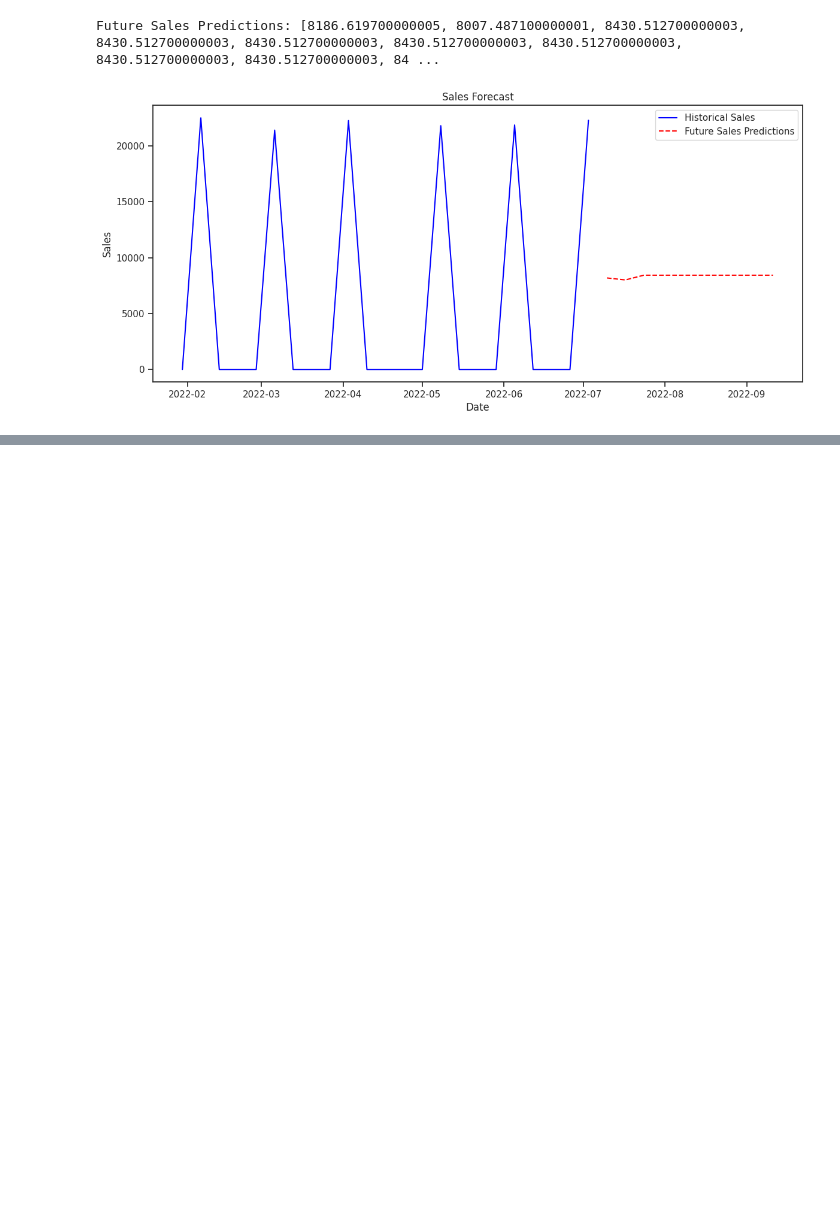
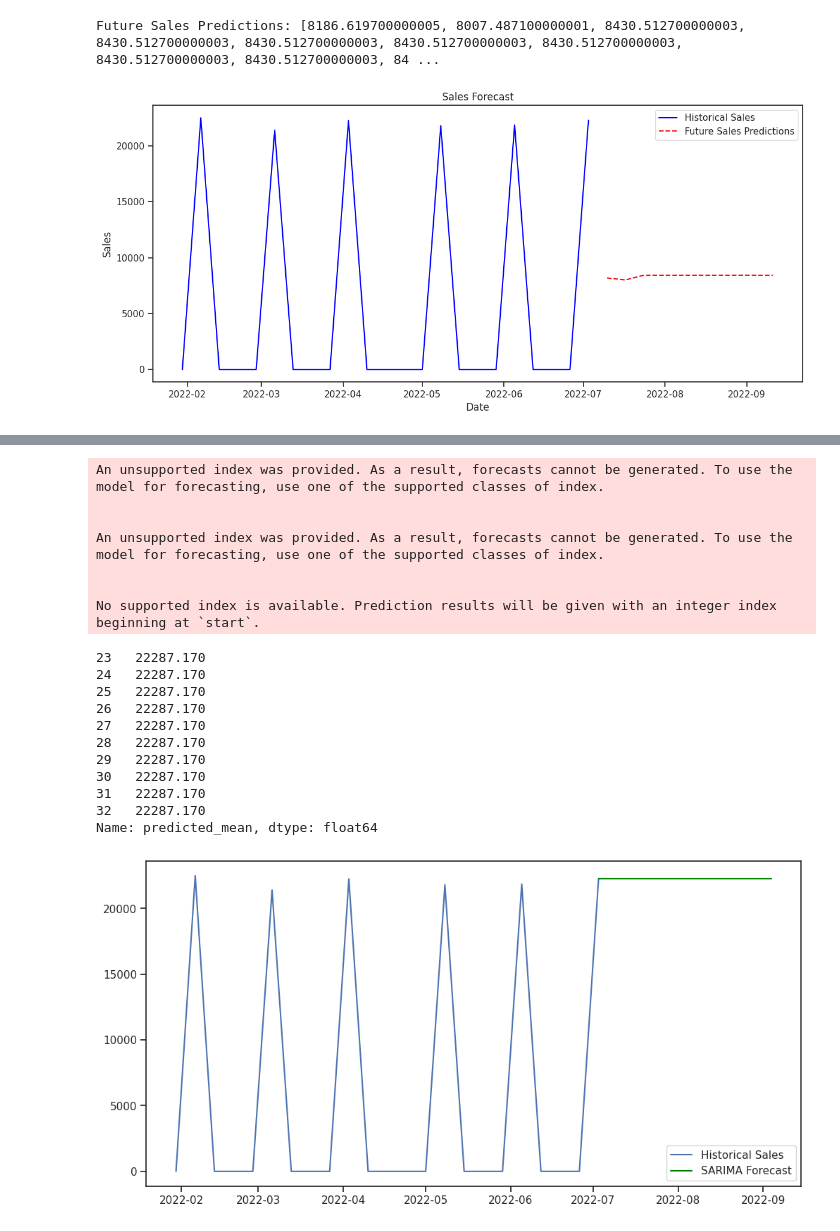
Before and after one commit to kunall0880/INVENTORY-MANAGEMENT, a Jupyter notebook: inventorymanagement_2.ipynb, the cells around one changed output, grey strips where cells are left out. Cells and saved outputs as stored; diff of their text form; code cells hidden in the pictures; blank space fills up the shorter version.

```diff
--- a/inventorymanagement_2.ipynb
+++ b/inventorymanagement_2.ipynb
@@ -527,0 +575,37 @@ Epoch 200/200
+# %%
+from statsmodels.tsa.statespace.sarimax import SARIMAX
+
+# Define SARIMA parameters (p, d, q) * (P, D, Q, S) based on data seasonality
+sarima_model = SARIMAX(df_weekly['total'], order=(1, 1, 1), seasonal_order=(1, 1, 1, 52))
+sarima_results = sarima_model.fit()
+
+# Forecasting
+forecast_sarima = sarima_results.forecast(steps=10)
+print(forecast_sarima)
+
+# Plot
+plt.figure(figsize=(12, 6))
+plt.plot(df_weekly['timestamp'], df_weekly['total'], label="Historical Sales")
+plt.plot(pd.date_range(df_weekly['timestamp'].iloc[-1], periods=10, freq='W'), forecast_sarima, label="SARIMA Forecast", color='green')
+plt.legend()
+plt.show()
+# %% [output]
+An unsupported index was provided. As a result, forecasts cannot be generated. To use the model for forecasting, use one of the supported classes of index.
+
+
+An unsupported index was provided. As a result, forecasts cannot be generated. To use the model for forecasting, use one of the supported classes of index.
+
+
+No supported index is available. Prediction results will be given with an integer index beginning at `start`.
+23   22287.170
+24   22287.170
+25   22287.170
+26   22287.170
+27   22287.170
+28   22287.170
+29   22287.170
+30   22287.170
+31   22287.170
+32   22287.170
+Name: predicted_mean, dtype: float64
+[figure, added]
```
Also changed, not shown: parts of 23 cells of this notebook.
